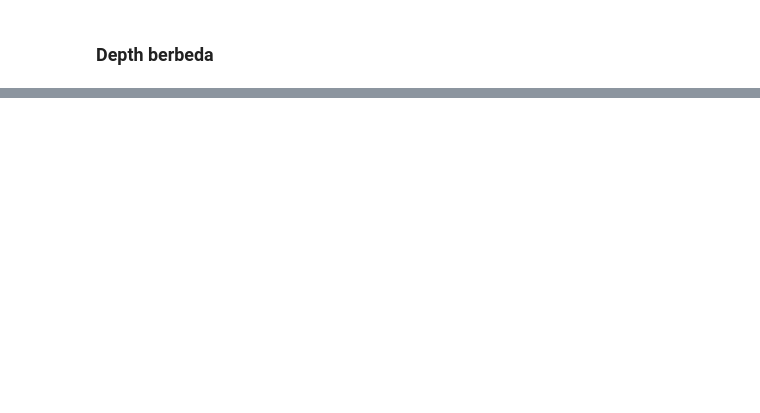
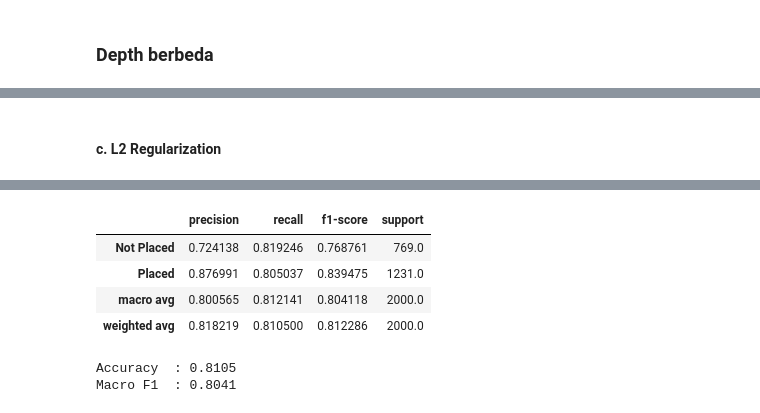
Before and after one commit to DiyahSusan/Tubes1-IF3270-ciamso, a Jupyter notebook: src/test.ipynb, the cells around one changed output, grey strips where cells are left out. Drawn from its saved outputs; the diff is of its cells as text; code cells hidden in the pictures; blank space fills up the shorter version.

```diff
--- a/src/test.ipynb
+++ b/src/test.ipynb
@@ -501,0 +646,16 @@ Epoch 10/10, Train Loss=0.615250, Val Loss=0.615500
+# %% [markdown]
+#### c. L2 Regularization
+# %%
+model_l2 = build_regularization_model(l1_lambda=0.0, l2_lambda=REG_LAMBDA, seed=SEED)
+
+history_l2 = model_l2.train(
+    X_train_np, y_train_np,
+    X_val_np, y_val_np,
+    epochs=EPOCHS,
+    batch_size=BATCH_SIZE,
+    learning_rate=LEARNING_RATE,
+    verbose=1
+)
+
+result_l2 = evaluate_binary_model(model_l2, X_val_np, y_val_np, "L2 Regularization")
+# %% [output]
@@ -501,0 +679,7 @@ Epoch 10/10, Train Loss=0.615250, Val Loss=0.615500
+|  | precision | recall | f1-score | support |
+| Not Placed | 0.724138 | 0.819246 | 0.768761 | 769.0 |
+| Placed | 0.876991 | 0.805037 | 0.839475 | 1231.0 |
+| macro avg | 0.800565 | 0.812141 | 0.804118 | 2000.0 |
+| weighted avg | 0.818219 | 0.810500 | 0.812286 | 2000.0 |
+Accuracy  : 0.8105
+Macro F1  : 0.8041
```
Also changed, not shown: parts of 23 cells of this notebook.
